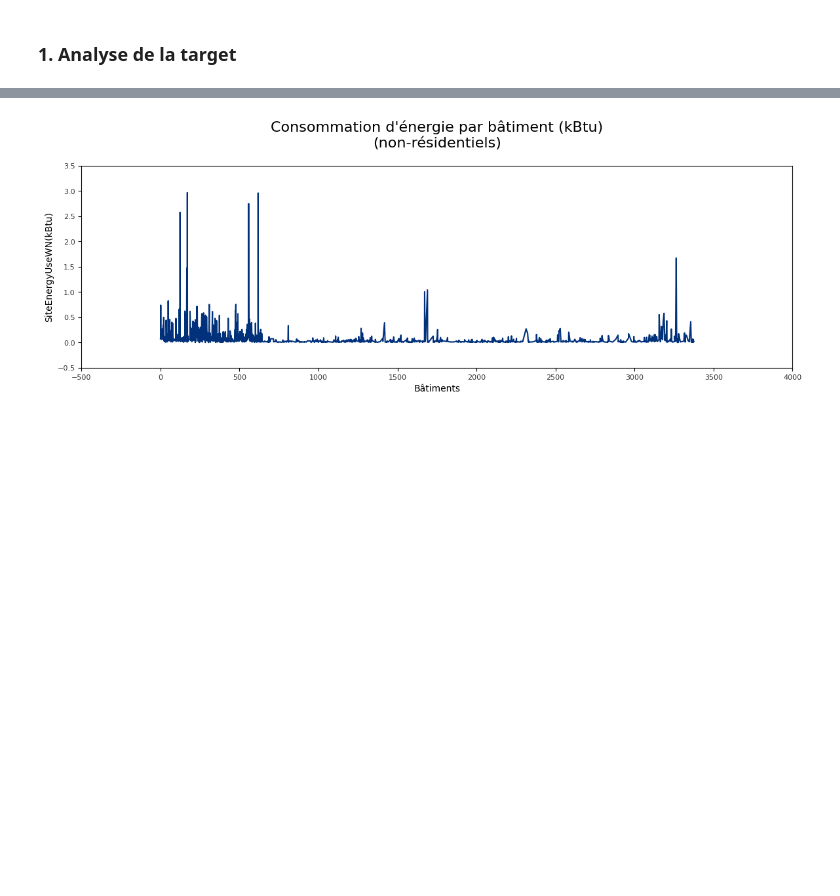
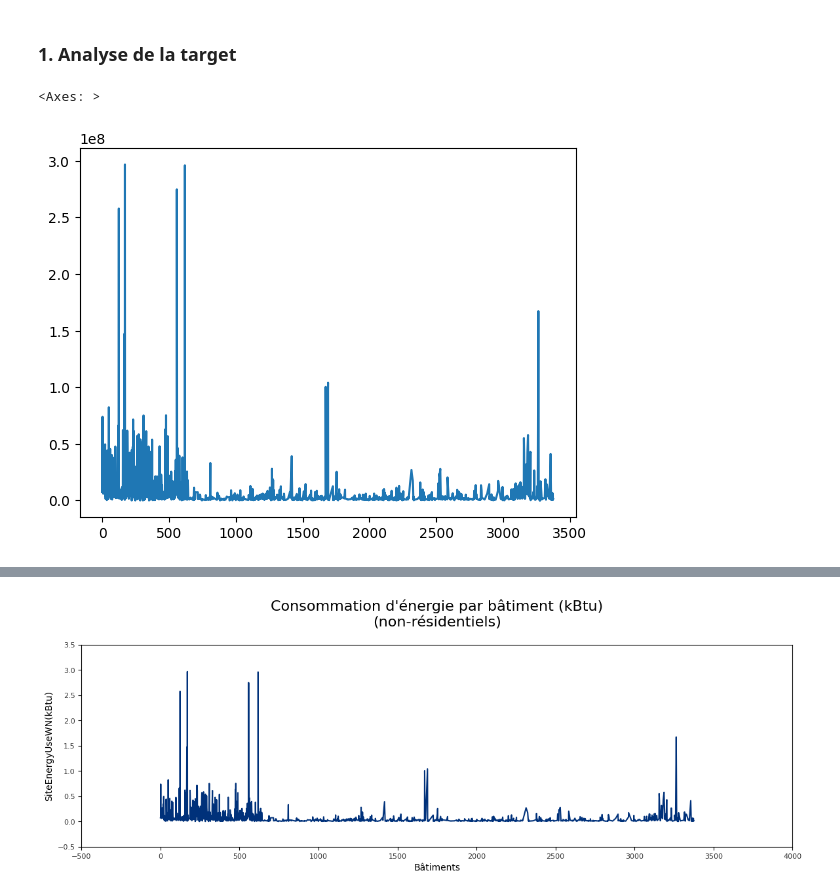
Before and after one commit to RR-DataSciences/P4_Anticipez_Les_Besoins_En_Consommation_De_B-timents, a Jupyter notebook: P4_Nettoyage.ipynb, the cells around one changed output, grey strips where cells are left out. Saved outputs shown, nothing was run; the diff lists cells and outputs as text; code cells hidden in the pictures; blank space fills up the shorter version.

```diff
--- a/P4_Nettoyage.ipynb
+++ b/P4_Nettoyage.ipynb
@@ -302,3 +362,8 @@ df["CouncilDistrictCode"] = df["CouncilDistrictCode"].astype(str)
 ***
 # %% [markdown]
 ### **1. Analyse de la target**
+# %%
+df["SiteEnergyUseWN(kBtu)"].plot()
+# %% [output]
+<Axes: >
+[figure, added]
```
Also changed, not shown: parts of 25 cells of this notebook, 1 other file.
